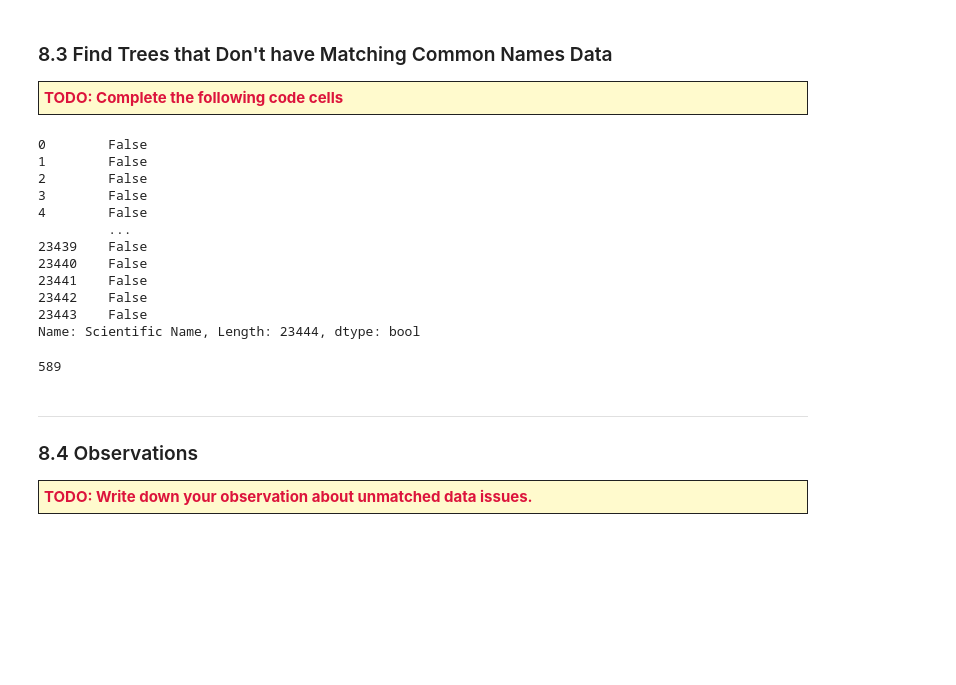
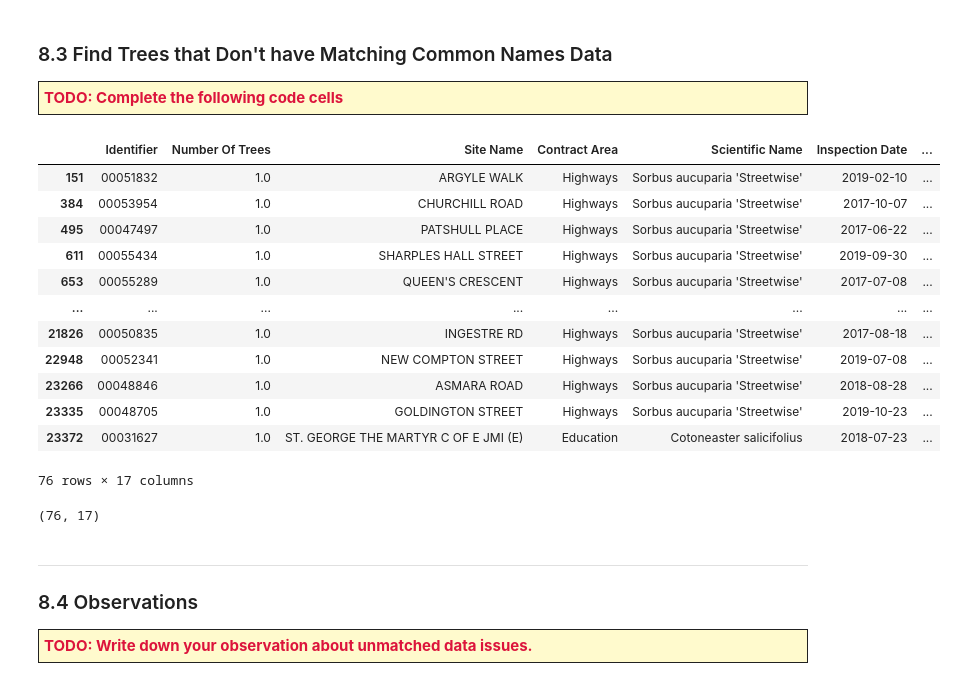
Before and after one commit to LudmilaGarcia26/Python_project, a Jupyter notebook: Data_Quality_Report.ipynb, the cells around one changed output. Drawn from its saved outputs; the diff is of its cells as text; code cells hidden in the pictures; blank space fills up the shorter version.

```diff
--- a/Data_Quality_Report.ipynb
+++ b/Data_Quality_Report.ipynb
@@ -1539,25 +1574,27 @@ TODO: Complete the following code cells
     </font></div>
 # %%
 # Find trees with scientific names that don't have matching common names data
-~trees['Scientific Name'].isin(tree_common_names['Scientific Name'])
+temp = trees[~trees['Scientific Name'].isin(tree_common_names['Scientific Name'])]
+temp
 # %% [output]
+|  | Identifier | Number Of Trees | Site Name | Contract Area | Scientific Name | Inspection Date | ... |
+| 151 | 00051832 | 1.0 | ARGYLE WALK | Highways | Sorbus aucuparia 'Streetwise' | 2019-02-10 | ... |
+| 384 | 00053954 | 1.0 | CHURCHILL ROAD | Highways | Sorbus aucuparia 'Streetwise' | 2017-10-07 | ... |
+| 495 | 00047497 | 1.0 | PATSHULL PLACE | Highways | Sorbus aucuparia 'Streetwise' | 2017-06-22 | ... |
+| 611 | 00055434 | 1.0 | SHARPLES HALL STREET | Highways | Sorbus aucuparia 'Streetwise' | 2019-09-30 | ... |
+| 653 | 00055289 | 1.0 | QUEEN'S CRESCENT | Highways | Sorbus aucuparia 'Streetwise' | 2017-07-08 | ... |
+| ... | ... | ... | ... | ... | ... | ... | ... |
+| 21826 | 00050835 | 1.0 | INGESTRE RD | Highways | Sorbus aucuparia 'Streetwise' | 2017-08-18 | ... |
+| 22948 | 00052341 | 1.0 | NEW COMPTON STREET | Highways | Sorbus aucuparia 'Streetwise' | 2019-07-08 | ... |
+| 23266 | 00048846 | 1.0 | ASMARA ROAD | Highways | Sorbus aucuparia 'Streetwise' | 2018-08-28 | ... |
+| 23335 | 00048705 | 1.0 | GOLDINGTON STREET | Highways | Sorbus aucuparia 'Streetwise' | 2019-10-23 | ... |
+| 23372 | 00031627 | 1.0 | ST. GEORGE THE MARTYR C OF E JMI (E) | Education | Cotoneaster salicifolius | 2018-07-23 | ... |
-0        False
-1        False
-2        False
-3        False
-4        False
-         ...
-23439    False
-23440    False
-23441    False
-23442    False
-23443    False
-Name: Scientific Name, Length: 23444, dtype: bool
+76 rows × 17 columns
 # %%
 # Confirm how many rows we have
-len(tree_common_names)
+temp.shape
 # %% [output]
-589
+(76, 17)
 # %% [markdown]
 <hr/>
 
```
Also changed, not shown: parts of 16 cells of this notebook.
